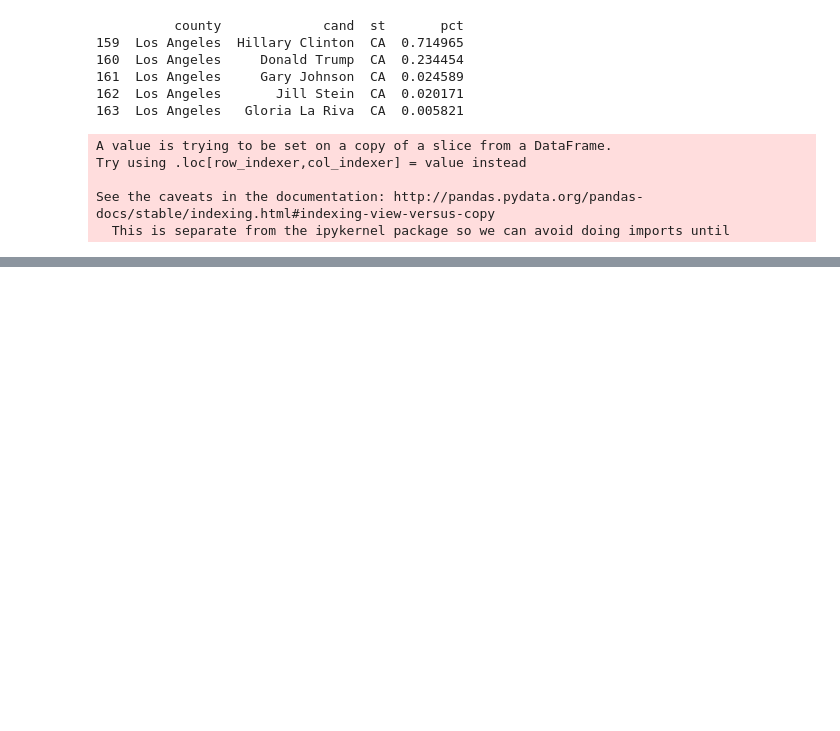
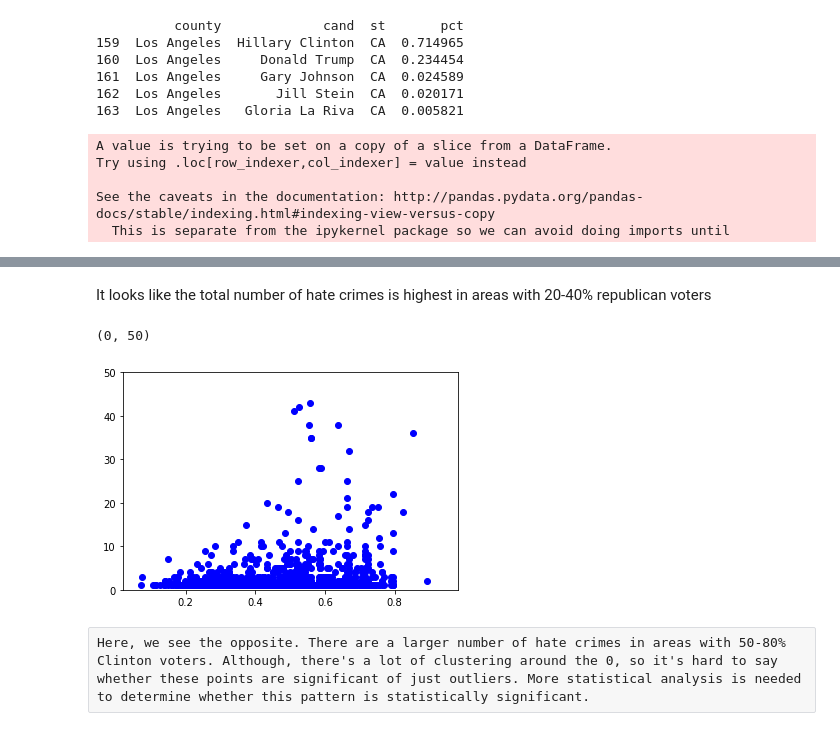
Before and after one commit to LauraCF19/SpringboardProject1, a Jupyter notebook: Desktop/Springboard/Capstone1.ipynb, the cells around one changed output, grey strips where cells are left out. Saved outputs shown, nothing was run; the diff lists cells and outputs as text; code cells hidden in the pictures; blank space fills up the shorter version.

```diff
--- a/Desktop/Springboard/Capstone1.ipynb
+++ b/Desktop/Springboard/Capstone1.ipynb
@@ -305,0 +654,13 @@ See the caveats in the documentation: http://pandas.pydata.org/pandas-docs/stabl
+# %% [markdown]
+It looks like the total number of hate crimes is highest in areas with 20-40% republican voters
+# %%
+## Now for Hillary
+
+plt.scatter(x=merge2['Hillary Clinton'], y=merge2['Total_Hate_Crimes'], color = 'blue')
+
+plt.ylim(0, 50)
+# %% [output]
+(0, 50)
+[figure, added]
+# %% [raw]
+Here, we see the opposite. There are a larger number of hate crimes in areas with 50-80% Clinton voters. Although, there's a lot of clustering around the 0, so it's hard to say whether these points are significant of just outliers. More statistical analysis is needed to determine whether this pattern is statistically significant.
```
Also changed, not shown: parts of 39 cells of this notebook.
